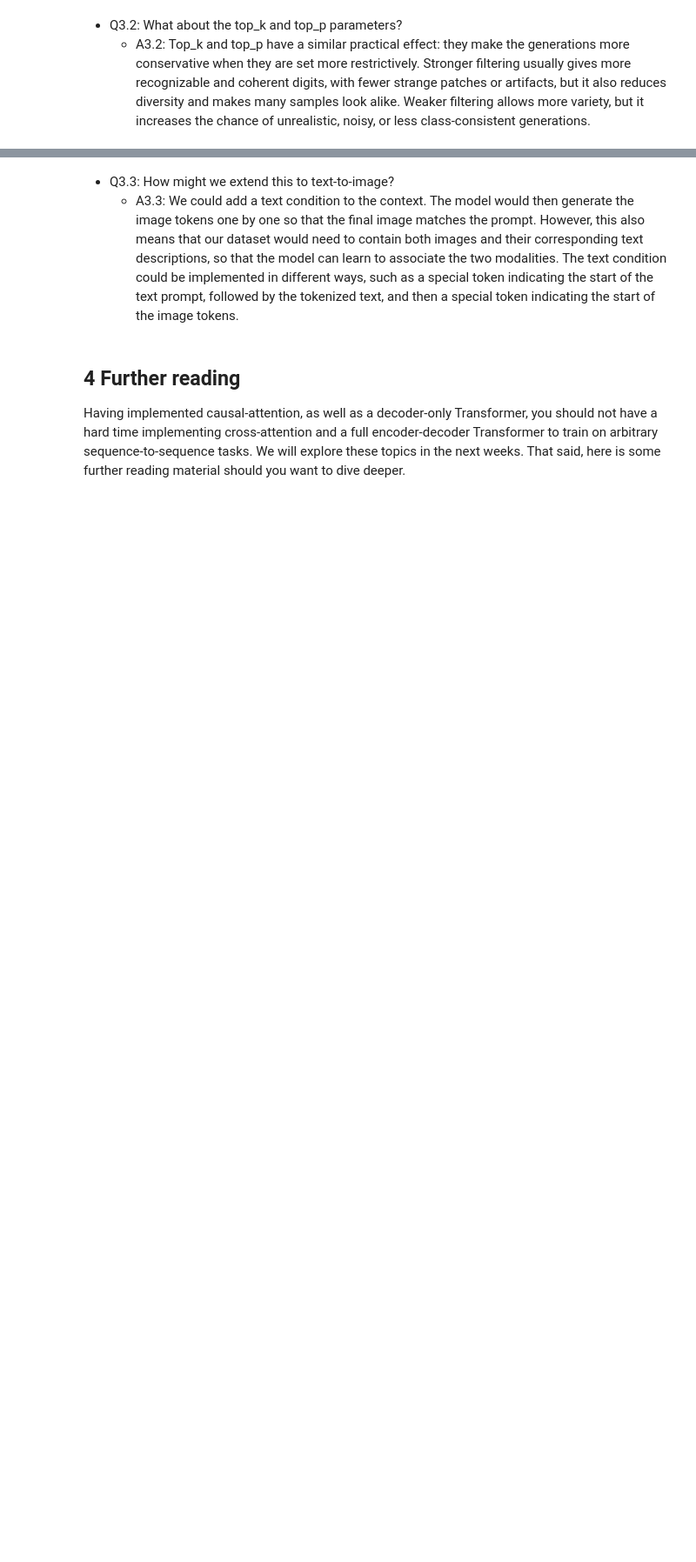
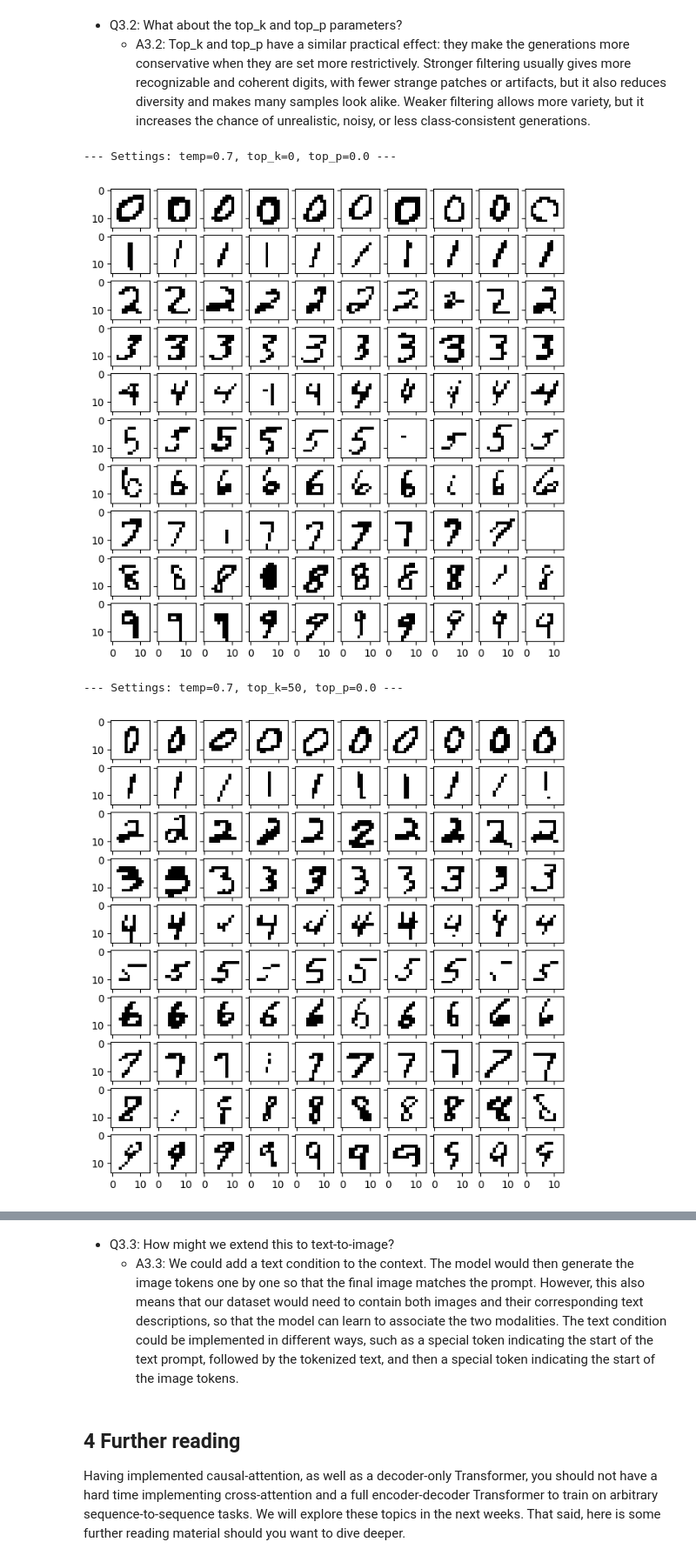
Before and after one commit to leonard-amsler/2026-Spring-CS503-Visual-Intelligence-Homework, a Jupyter notebook: NanoFM_Homeworks/notebooks/CS503_FM_part1_nanoGPT.ipynb, the cells around one changed output, grey strips where cells are left out. Shown at 87% size. Cells and saved outputs as stored; diff of their text form; code cells hidden in the pictures; blank space fills up the shorter version.

```diff
--- a/NanoFM_Homeworks/notebooks/CS503_FM_part1_nanoGPT.ipynb
+++ b/NanoFM_Homeworks/notebooks/CS503_FM_part1_nanoGPT.ipynb
@@ -493,10 +536,15 @@ for temp in temperatures:
 # %%
 # Example generations with different top_p and top_k settings.
 settings = [
-    {'temp': 1.0, 'top_k': 0, 'top_p': 0.0},
-    {'temp': 1.0, 'top_k': 50, 'top_p': 0.0},
-    {'temp': 1.0, 'top_k': 0, 'top_p': 0.9},
+    {'temp': 0.7, 'top_k': 0, 'top_p': 0.0},
+    {'temp': 0.7, 'top_k': 50, 'top_p': 0.0},
+    {'temp': 0.7, 'top_k': 0, 'top_p': 0.9},
 ]
 for setting in settings:
     print(f'--- Settings: temp={setting["temp"]}, top_k={setting["top_k"]}, top_p={setting["top_p"]} ---')
     generate_samples(model, temp=setting['temp'], top_p=setting['top_p'], top_k=setting['top_k'])
+# %% [output]
+--- Settings: temp=0.7, top_k=0, top_p=0.0 ---
+[figure, added]
+--- Settings: temp=0.7, top_k=50, top_p=0.0 ---
+[figure, added]
```
Also changed, not shown: parts of 9 cells of this notebook, 1 other file.
